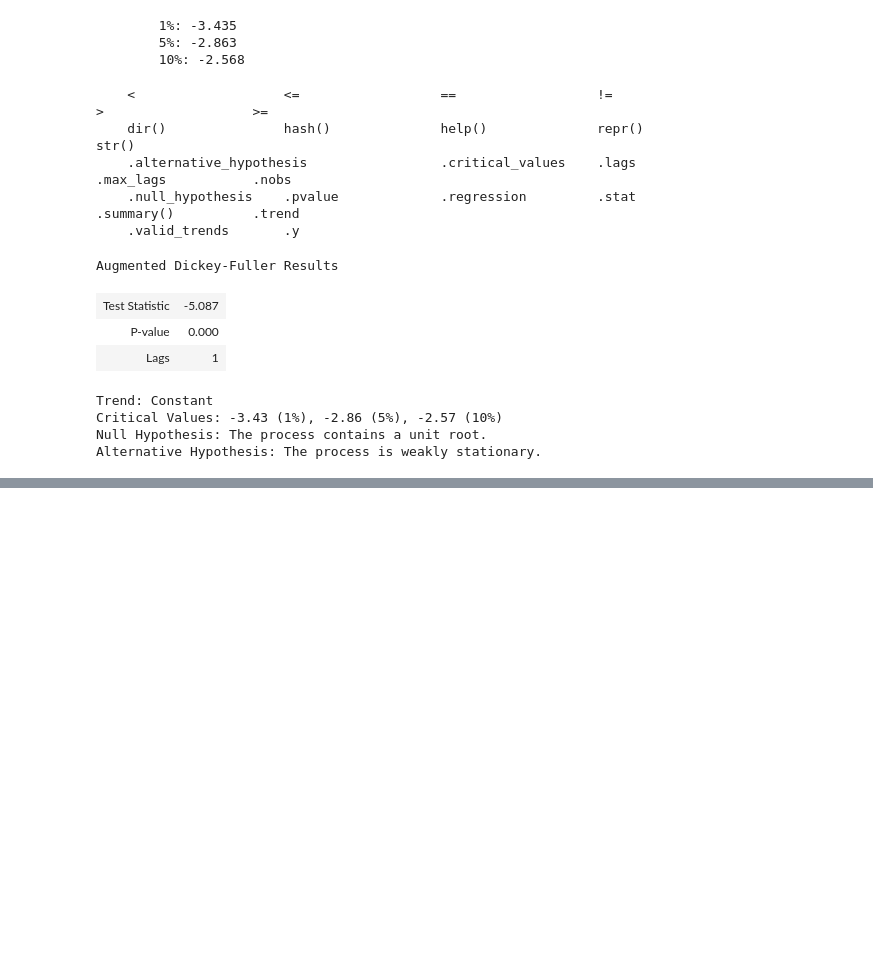
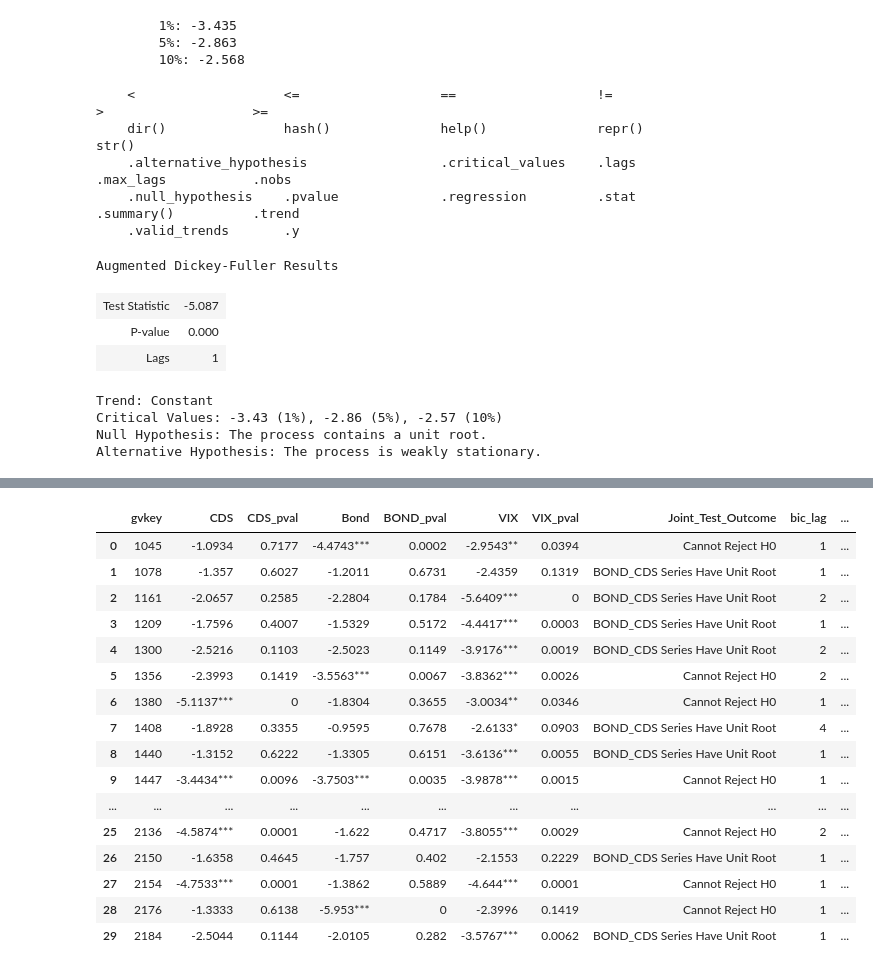
Before and after one commit to Jspano95/Jspano_MScQFin_Thesis, a Jupyter notebook: Jspano_MSc_QuantFin_Public_Github_V1.00.ipynb, the cells around one changed output, grey strips where cells are left out. Saved outputs shown, nothing was run; the diff lists cells and outputs as text; code cells hidden in the pictures; blank space fills up the shorter version.

```diff
--- a/Jspano_MSc_QuantFin_Public_Github_V1.00.ipynb
+++ b/Jspano_MSc_QuantFin_Public_Github_V1.00.ipynb
@@ -1599,0 +1667,20 @@ print(five_percent_cv)
+# %%
+df_stat_cdsbond_results.head(30)
+# %% [output]
+|  | gvkey | CDS | CDS_pval | Bond | BOND_pval | VIX | VIX_pval | Joint_Test_Outcome | bic_lag | ... |
+| 0 | 1045 | -1.0934 | 0.7177 | -4.4743*** | 0.0002 | -2.9543** | 0.0394 | Cannot Reject H0 | 1 | ... |
+| 1 | 1078 | -1.357 | 0.6027 | -1.2011 | 0.6731 | -2.4359 | 0.1319 | BOND_CDS Series Have Unit Root | 1 | ... |
+| 2 | 1161 | -2.0657 | 0.2585 | -2.2804 | 0.1784 | -5.6409*** | 0 | BOND_CDS Series Have Unit Root | 2 | ... |
+| 3 | 1209 | -1.7596 | 0.4007 | -1.5329 | 0.5172 | -4.4417*** | 0.0003 | BOND_CDS Series Have Unit Root | 1 | ... |
+| 4 | 1300 | -2.5216 | 0.1103 | -2.5023 | 0.1149 | -3.9176*** | 0.0019 | BOND_CDS Series Have Unit Root | 2 | ... |
+| 5 | 1356 | -2.3993 | 0.1419 | -3.5563*** | 0.0067 | -3.8362*** | 0.0026 | Cannot Reject H0 | 2 | ... |
+| 6 | 1380 | -5.1137*** | 0 | -1.8304 | 0.3655 | -3.0034** | 0.0346 | Cannot Reject H0 | 1 | ... |
+| 7 | 1408 | -1.8928 | 0.3355 | -0.9595 | 0.7678 | -2.6133* | 0.0903 | BOND_CDS Series Have Unit Root | 4 | ... |
+| 8 | 1440 | -1.3152 | 0.6222 | -1.3305 | 0.6151 | -3.6136*** | 0.0055 | BOND_CDS Series Have Unit Root | 1 | ... |
+| 9 | 1447 | -3.4434*** | 0.0096 | -3.7503*** | 0.0035 | -3.9878*** | 0.0015 | Cannot Reject H0 | 1 | ... |
+| ... | ... | ... | ... | ... | ... | ... | ... | ... | ... | ... |
+| 25 | 2136 | -4.5874*** | 0.0001 | -1.622 | 0.4717 | -3.8055*** | 0.0029 | Cannot Reject H0 | 2 | ... |
+| 26 | 2150 | -1.6358 | 0.4645 | -1.757 | 0.402 | -2.1553 | 0.2229 | BOND_CDS Series Have Unit Root | 1 | ... |
+| 27 | 2154 | -4.7533*** | 0.0001 | -1.3862 | 0.5889 | -4.644*** | 0.0001 | Cannot Reject H0 | 1 | ... |
+| 28 | 2176 | -1.3333 | 0.6138 | -5.953*** | 0 | -2.3996 | 0.1419 | Cannot Reject H0 | 1 | ... |
+| 29 | 2184 | -2.5044 | 0.1144 | -2.0105 | 0.282 | -3.5767*** | 0.0062 | BOND_CDS Series Have Unit Root | 1 | ... |
```
Also changed, not shown: parts of 33 cells of this notebook.
